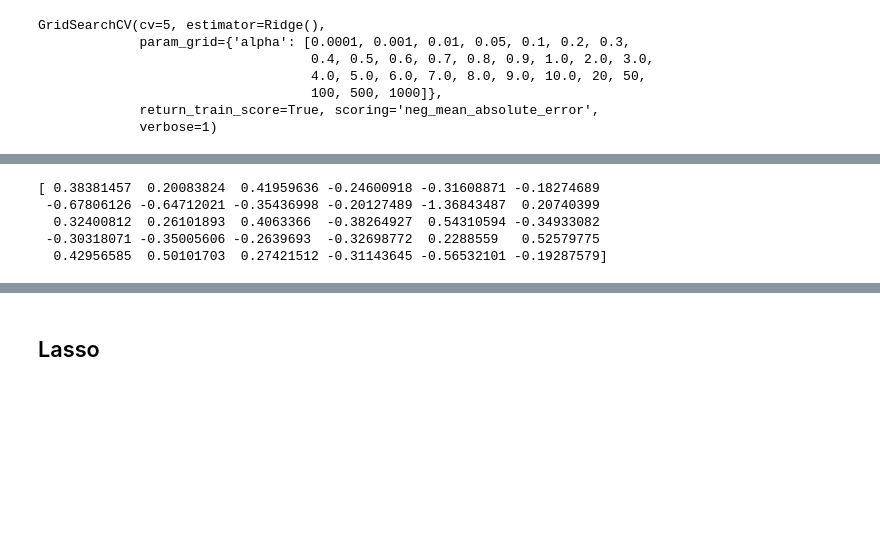
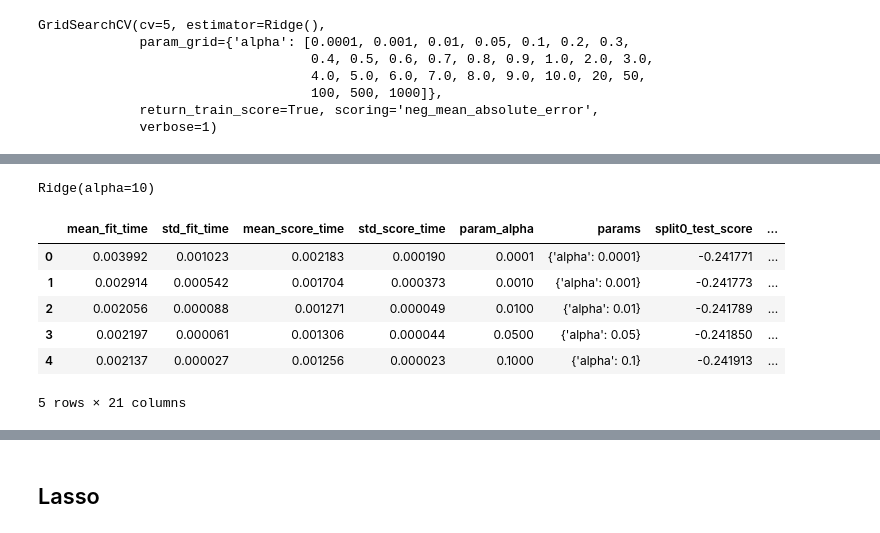
Before and after one commit to rahul2july/housingpriceprediction, a Jupyter notebook: Housing_Price_Prediction.ipynb, the cells around one changed output, grey strips where cells are left out. Cells and saved outputs as stored; diff of their text form; code cells hidden in the pictures; blank space fills up the shorter version.

```diff
--- a/Housing_Price_Prediction.ipynb
+++ b/Housing_Price_Prediction.ipynb
@@ -881,0 +1028,5 @@ X_test.columns
+# %%
+lm  = LinearRegression()
+lm.fit(X_train,y_train)
+rfe = RFE(lm, n_features_to_select=50)
+rfe.fit(X_train,y_train)
@@ -921,13 +1156,22 @@ print(model_cv.best_params_)
-# %%
-#Fitting Ridge model for alpha = 0.0001 and printing coefficients which have been penalised
-alpha = 0.0001
-ridge = Ridge(alpha=alpha)
-
-ridge.fit(X_train, y_train)
-print(ridge.coef_)
-# %% [output]
-[ 0.38381457  0.20083824  0.41959636 -0.24600918 -0.31608871 -0.18274689
- -0.67806126 -0.64712021 -0.35436998 -0.20127489 -1.36843487  0.20740399
-  0.32400812  0.26101893  0.4063366  -0.38264927  0.54310594 -0.34933082
- -0.30318071 -0.35005606 -0.2639693  -0.32698772  0.2288559   0.52579775
-  0.42956585  0.50101703  0.27421512 -0.31143645 -0.56532101 -0.19287579]
+# %%
+#Fitting Ridge model for alpha = .001 and printing coefficients which have been penalised
+
+alpha = 10
+
+ridge = Ridge(alpha=alpha)
+
+ridge.fit(X_train, y_train)
+# %% [output]
+Ridge(alpha=10)
+# %%
+cv_result_r = pd.DataFrame(model_cv.cv_results_)
+cv_result_r['param_alpha'] = cv_result_r['param_alpha'].astype('float32')
+cv_result_r.head()
+# %% [output]
+|  | mean_fit_time | std_fit_time | mean_score_time | std_score_time | param_alpha | params | split0_test_score | ... |
+| 0 | 0.003992 | 0.001023 | 0.002183 | 0.000190 | 0.0001 | {'alpha': 0.0001} | -0.241771 | ... |
+| 1 | 0.002914 | 0.000542 | 0.001704 | 0.000373 | 0.0010 | {'alpha': 0.001} | -0.241773 | ... |
+| 2 | 0.002056 | 0.000088 | 0.001271 | 0.000049 | 0.0100 | {'alpha': 0.01} | -0.241789 | ... |
+| 3 | 0.002197 | 0.000061 | 0.001306 | 0.000044 | 0.0500 | {'alpha': 0.05} | -0.241850 | ... |
+| 4 | 0.002137 | 0.000027 | 0.001256 | 0.000023 | 0.1000 | {'alpha': 0.1} | -0.241913 | ... |
+5 rows × 21 columns
```
Also changed, not shown: parts of 81 cells of this notebook.
